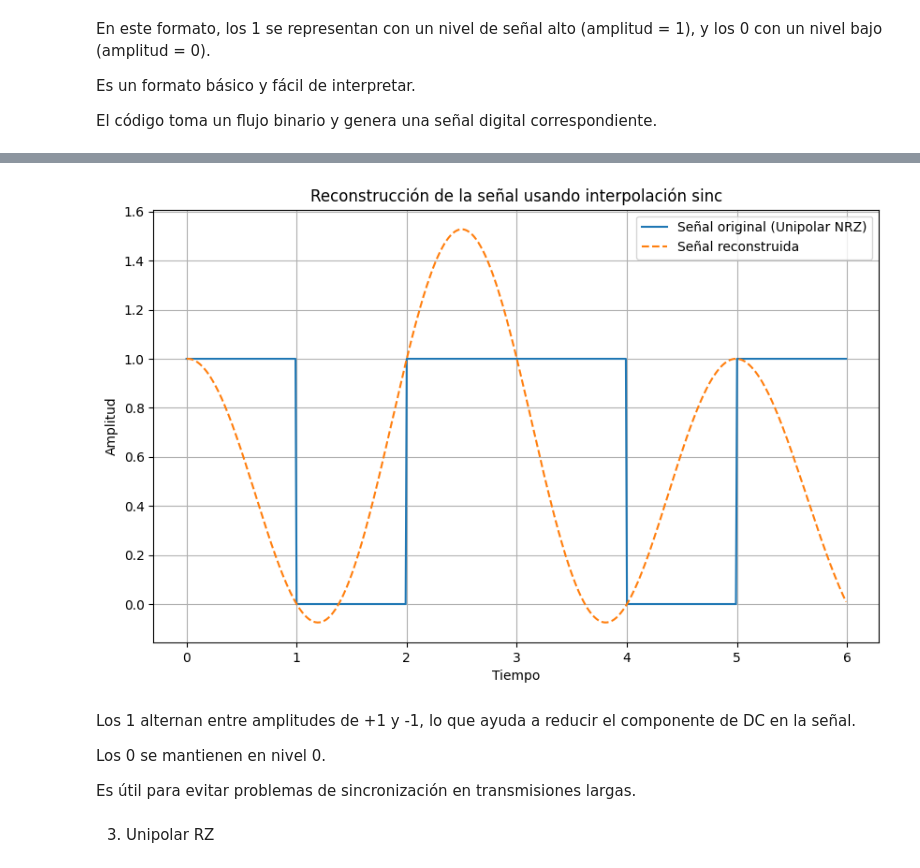
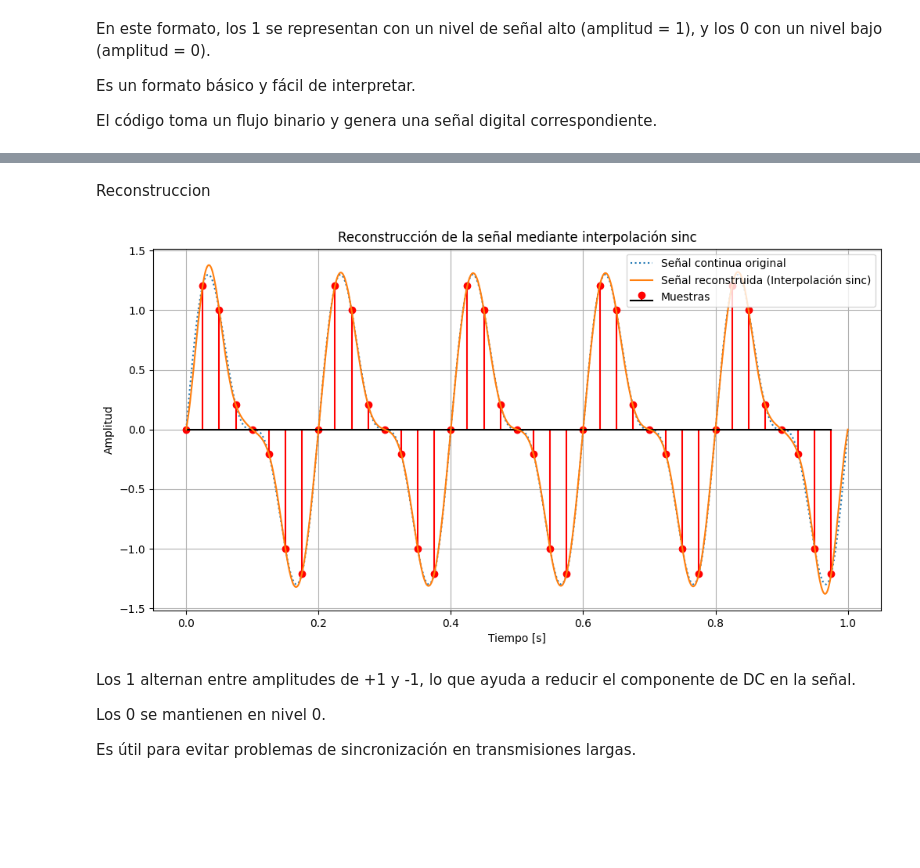
Before and after one commit to johnrua17/I.B-Lab, a Jupyter notebook: I_B_Lab.ipynb, the cells around one changed output, grey strips where cells are left out. Drawn from its saved outputs; the diff is of its cells as text; code cells hidden in the pictures; blank space fills up the shorter version.

```diff
--- a/I_B_Lab.ipynb
+++ b/I_B_Lab.ipynb
@@ -183,38 +214,54 @@ El código toma un flujo binario y genera una señal digital correspondiente.
-# %%
-# --- Parte e: Reconstrucción de la señal usando formato de señalización ---
-def sinc_interp(samples, sample_times, t):
-    """Interpolación usando función sinc."""
-    reconstructed = np.zeros_like(t)
-    Ts = sample_times[1] - sample_times[0]  # Periodo de muestreo
-    for n, sample in enumerate(samples):
-        reconstructed += sample * np.sinc((t - n * Ts) / Ts)
-    return reconstructed
-
-# Parámetros de la reconstrucción
-bit_duration = 1
-sample_times = np.arange(0, len(bits) * bit_duration, bit_duration)
-
-# Reconstrucción de la señal
-t_reconstructed = np.linspace(0, len(bits) * bit_duration, len(bits) * 100, endpoint=False)
-reconstructed_signal = sinc_interp(bits, sample_times, t_reconstructed)
-
-# Graficar la señal reconstruida
-plt.figure(figsize=(10, 6))
-plt.plot(t_signal, signal, label="Señal original (Unipolar NRZ)")
-plt.plot(t_reconstructed, reconstructed_signal, label="Señal reconstruida", linestyle="dashed")
-plt.title("Reconstrucción de la señal usando interpolación sinc")
-plt.xlabel("Tiempo")
-plt.ylabel("Amplitud")
-plt.legend()
-plt.grid()
-plt.show()
-# %% [output]
-[figure, removed]
+# %% [markdown]
+Reconstruccion
+# %%
+# --- Parte e: Reconstrucción de la señal con interpolación sinc ---
+import numpy as np
+import matplotlib.pyplot as plt
+
+# Función de interpolación sinc
+def sinc_interpolation(t, n, samples, ts):
+    reconstructed = np.zeros_like(t)
+    for i in range(len(n)):
+        reconstructed += samples[i] * np.sinc((t - n[i]) / ts)
+    return reconstructed
+
+# Parámetros de la señal original
+t_max = 1  # Duración en segundos
+fs_cont = 1000  # Frecuencia para señal continua
+fs = 40  # Frecuencia de muestreo
+ts = 1 / fs  # Periodo de muestreo
+
+# Generación de la señal original y muestreada
+def generate_signal(t, f1, f2):
+    return np.sin(2 * np.pi * f1 * t) + 0.5 * np.sin(2 * np.pi * f2 * t)
+
+f1, f2 = 5, 10  # Frecuencias
+t_original = np.linspace(0, t_max, int(t_max * fs_cont))  # Señal continua
+m_t = generate_signal(t_original, f1, f2)
+
+n = np.arange(0, t_max, ts)  # Instantes de muestreo
+m_samples = generate_signal(n, f1, f2)
+
+# Reconstrucción usando interpolación sinc
+t_reconstructed = np.linspace(0, t_max, int(t_max * fs_cont))  # Tiempo reconstruido
+reconstructed_signal = sinc_interpolation(t_reconstructed, n, m_samples, ts)
+
+# Graficar la señal original, muestreada y reconstruida
+plt.figure(figsize=(12, 6))
+plt.plot(t_original, m_t, label="Señal continua original", linestyle='dotted')
+plt.stem(n, m_samples, linefmt="r", markerfmt="ro", basefmt="k", label="Muestras")  # Sin 'use_line_collection'
+plt.plot(t_reconstructed, reconstructed_signal, label="Señal reconstruida (Interpolación sinc)", linestyle="solid")
+plt.title("Reconstrucción de la señal mediante interpolación sinc")
+plt.xlabel("Tiempo [s]")
+plt.ylabel("Amplitud")
+plt.legend()
+plt.grid()
+plt.show()
+# %% [output]
+[figure, added]
 # %% [markdown]
 Los 1 alternan entre amplitudes de +1 y -1, lo que ayuda a reducir el componente de DC en la señal.
 
 Los 0 se mantienen en nivel 0.
 
 Es útil para evitar problemas de sincronización en transmisiones largas.
-# %% [markdown]
-3. Unipolar RZ
```
Also changed, not shown: parts of 16 cells of this notebook.
